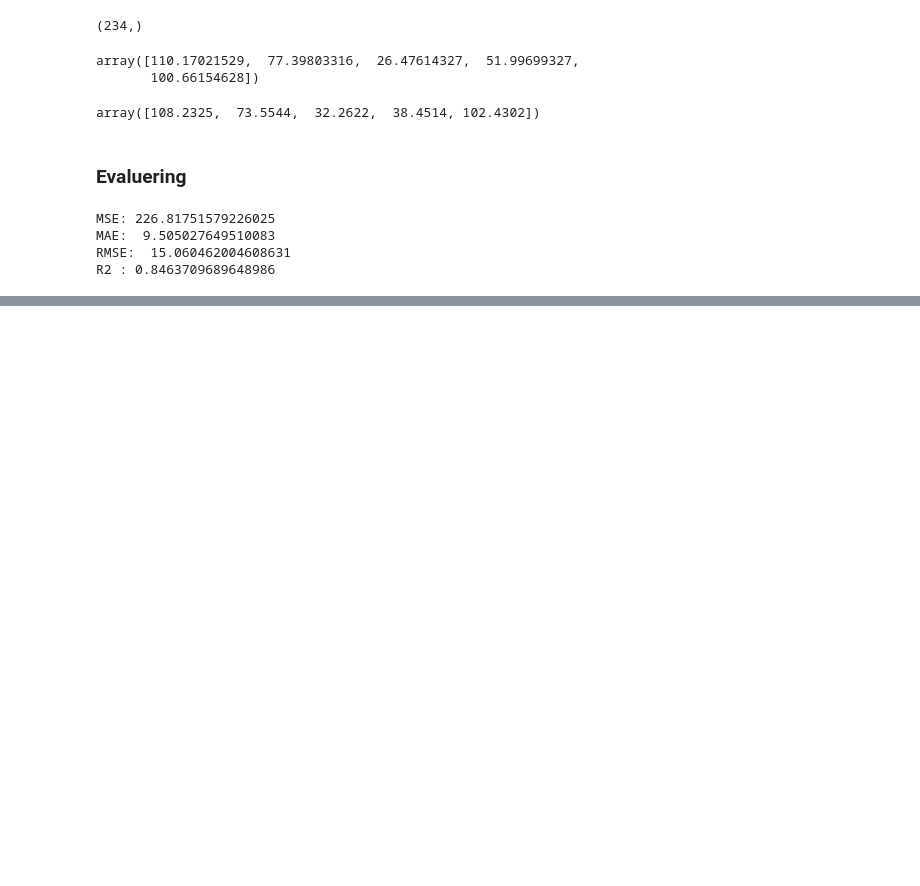
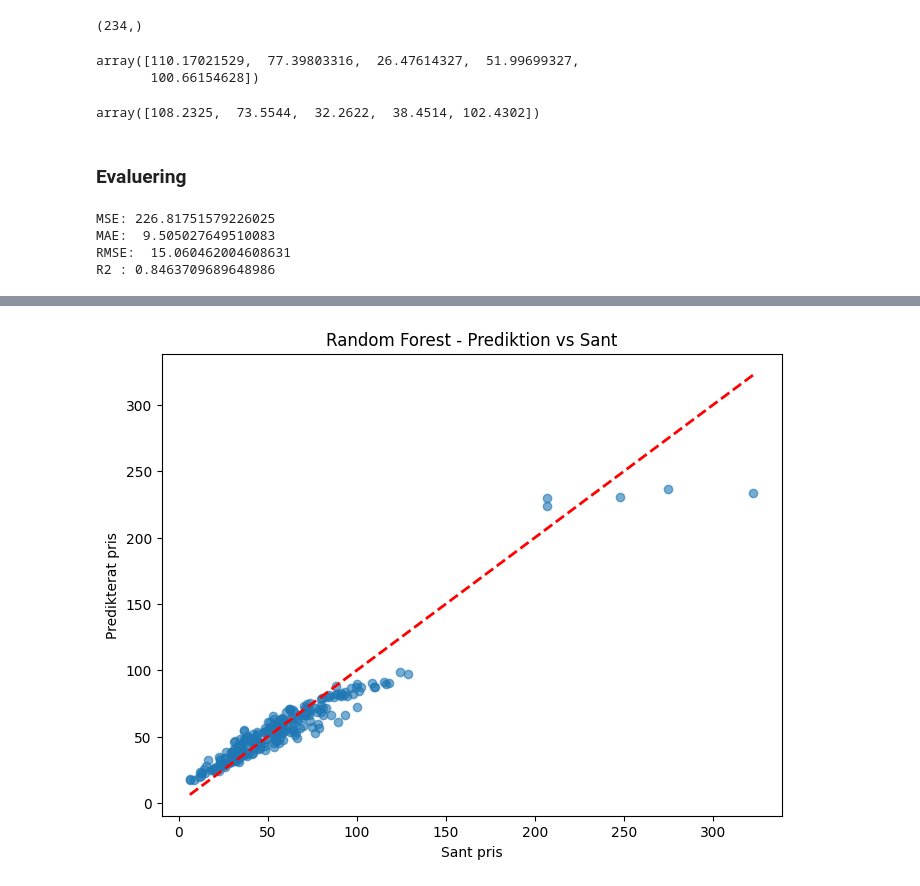
Before and after one commit to suseliwen/taxi-prediction-fullstack-Susanne, a Jupyter notebook: explorations/model_testing_linear_regr.ipynb, the cells around one changed output, grey strips where cells are left out. Cells and saved outputs as stored; diff of their text form; code cells hidden in the pictures; blank space fills up the shorter version.

```diff
--- a/explorations/model_testing_linear_regr.ipynb
+++ b/explorations/model_testing_linear_regr.ipynb
@@ -168,0 +226,12 @@ plt.show()
+# %%
+plt.figure(figsize=(8,6))
+plt.scatter(y_test, y_pred_rf, alpha=0.6)
+plt.plot([y_test.min(), y_test.max()], [y_test.min(), y_test.max()],
+         'r--', linewidth=2)
+
+plt.xlabel("Sant pris")
+plt.ylabel("Predikterat pris")
+plt.title("Random Forest - Prediktion vs Sant")
+plt.show()
+# %% [output]
+[figure, added]
```
Also changed, not shown: parts of 19 cells of this notebook.
